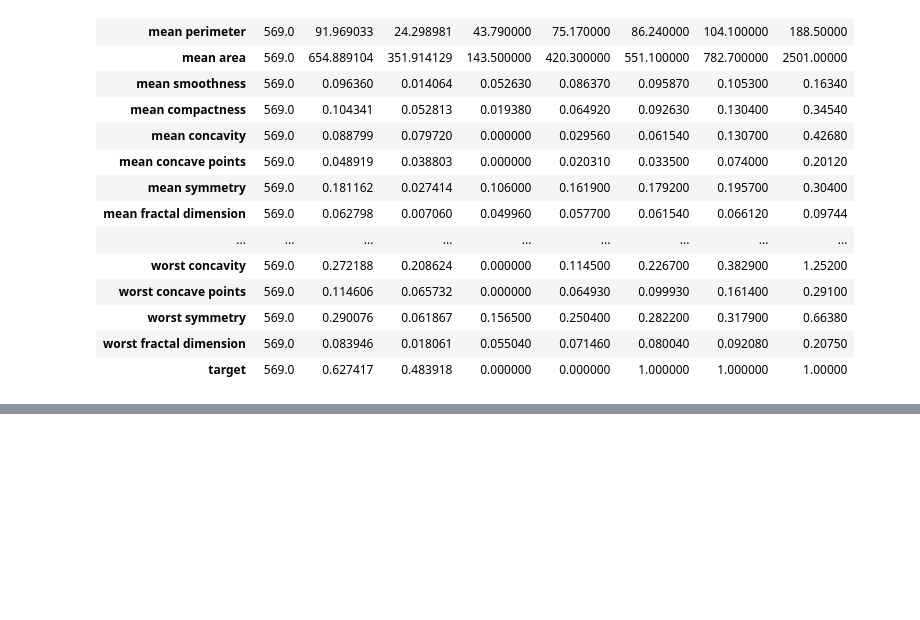
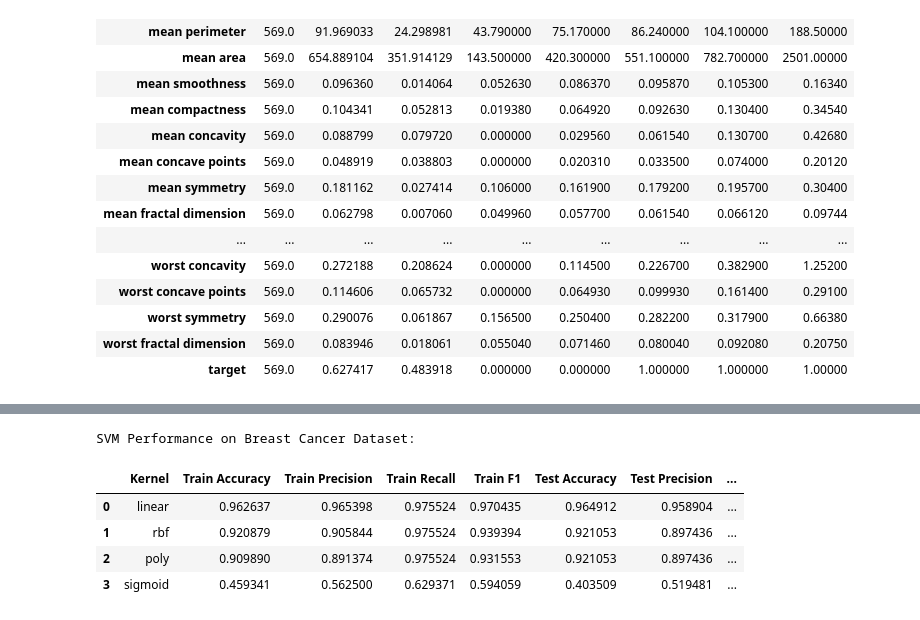
Before and after one commit to asheta66/Data-Mining-2, a Jupyter notebook: SVM_BC_Diagnosis.ipynb, the cells around one changed output, grey strips where cells are left out. Cells and saved outputs as stored; diff of their text form; code cells hidden in the pictures; blank space fills up the shorter version.

```diff
--- a/SVM_BC_Diagnosis.ipynb
+++ b/SVM_BC_Diagnosis.ipynb
@@ -148,0 +190,12 @@ df.describe().T
+# %%
+# Create a DataFrame of results
+results_df = pd.DataFrame(results)
+print("\nSVM Performance on Breast Cancer Dataset:")
+results_df
+# %% [output]
+SVM Performance on Breast Cancer Dataset:
+|  | Kernel | Train Accuracy | Train Precision | Train Recall | Train F1 | Test Accuracy | Test Precision | ... |
+| 0 | linear | 0.962637 | 0.965398 | 0.975524 | 0.970435 | 0.964912 | 0.958904 | ... |
+| 1 | rbf | 0.920879 | 0.905844 | 0.975524 | 0.939394 | 0.921053 | 0.897436 | ... |
+| 2 | poly | 0.909890 | 0.891374 | 0.975524 | 0.931553 | 0.921053 | 0.897436 | ... |
+| 3 | sigmoid | 0.459341 | 0.562500 | 0.629371 | 0.594059 | 0.403509 | 0.519481 | ... |
```
Also changed, not shown: parts of 2 cells of this notebook.
